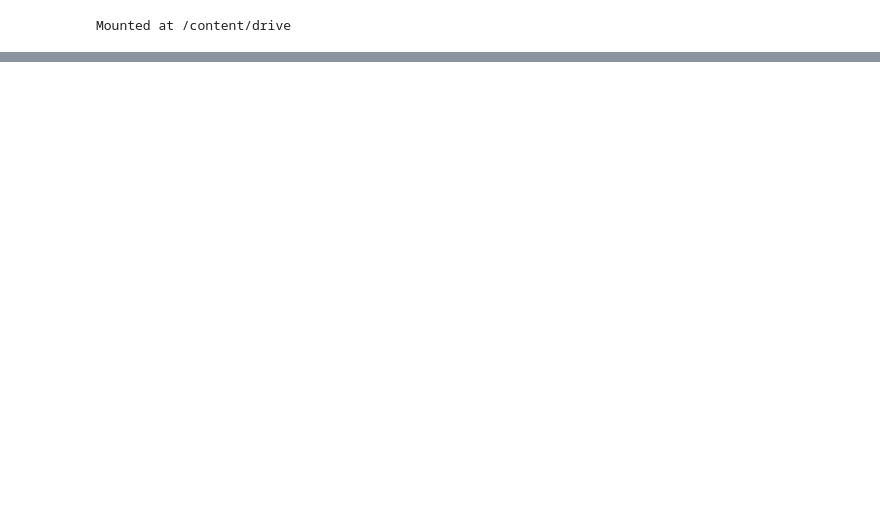
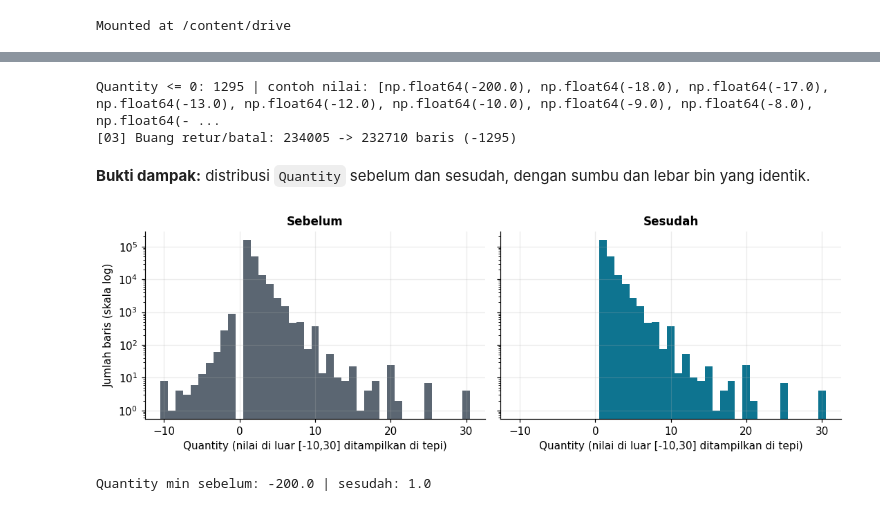
Before and after one commit to msultanridhoridho-alt/Praktikum_EDA, a Jupyter notebook: Notebook/02_cleaning.ipynb, the cells around one changed output, grey strips where cells are left out. Drawn from its saved outputs; the diff is of its cells as text; code cells hidden in the pictures; blank space fills up the shorter version.

```diff
--- a/Notebook/02_cleaning.ipynb
+++ b/Notebook/02_cleaning.ipynb
@@ -52,5 +79,0 @@ catat('Drop kolom index berlebih', 'Kolom ini duplikasi index pandas', n0, len(d
-# %%
-n0 = len(df)
-df['unit_price'] = df['unit_price'].astype(str).str.replace('€', '').str.replace(',', '.').str.strip()
-df['unit_price'] = pd.to_numeric(df['unit_price'])
-catat('Konversi unit_price', 'Agar bisa dikalkulasi menjadi total penjualan', n0, len(df))
@@ -61,4 +79,0 @@ catat('Konversi unit_price', 'Agar bisa dikalkulasi menjadi total penjualan', n0
-# %%
-n0 = len(df)
-df = df[df['Quantity'] > 0]
-catat('Buang retur/batal', 'Nilai kuantitas <= 0 adalah retur/kesalahan, tidak relevan untuk analisis tren penjualan normal', n0, len(df))
@@ -97,0 +99,10 @@ tersimpan: data/processed/data_bersih.csv
+# %%
+n0 = len(df)
+print('contoh sebelum:', df['unit_price'].head(3).tolist())
+df['unit_price'] = (df['unit_price'].astype(str)
+                    .str.replace('€', '', regex=False)
+                    .str.replace(',', '.', regex=False)
+                    .str.strip())
+df['unit_price'] = pd.to_numeric(df['unit_price'])
+print('contoh sesudah:', df['unit_price'].head(3).tolist())
+catat('Konversi unit_price', 'Agar bisa dikalkulasi menjadi total penjualan', n0, len(df))
@@ -97,0 +119,25 @@ tersimpan: data/processed/data_bersih.csv
+# %%
+n0 = len(df)
+print('Quantity <= 0:', (df['Quantity'] <= 0).sum(), '| contoh nilai:', sorted(df.loc[df['Quantity'] <= 0, 'Quantity'].unique())[:10])
+df = df[df['Quantity'] > 0].copy()
+catat('Buang retur/batal', 'Nilai kuantitas <= 0 adalah retur/kesalahan, tidak relevan untuk analisis tren penjualan normal', n0, len(df))
+# %% [output]
+Quantity <= 0: 1295 | contoh nilai: [np.float64(-200.0), np.float64(-18.0), np.float64(-17.0), np.float64(-13.0), np.float64(-12.0), np.float64(-10.0), np.float64(-9.0), np.float64(-8.0), np.float64(- ...
+[03] Buang retur/batal: 234005 -> 232710 baris (-1295)
+# %% [markdown]
+**Bukti dampak:** distribusi `Quantity` sebelum dan sesudah, dengan sumbu dan lebar bin yang identik.
+# %%
+LO, HI = -10, 30
+bins = np.arange(LO - 0.5, HI + 1.5, 1)
+fig, ax = plt.subplots(1, 2, figsize=(10, 3.4), sharex=True, sharey=True)
+ax[0].hist(df_raw['Quantity'].clip(LO, HI), bins=bins, color=REDUP); ax[0].set_title('Sebelum')
+ax[1].hist(df['Quantity'].clip(LO, HI),     bins=bins, color=DATA);  ax[1].set_title('Sesudah')
+for a in ax: a.set_xlabel(f'Quantity (nilai di luar [{LO},{HI}] ditampilkan di tepi)'); a.set_yscale('log')
+ax[0].set_ylabel('Jumlah baris (skala log)')
+plt.tight_layout()
+plt.savefig(FIGURES / 'cleaning_quantity_sebelum_sesudah.png', bbox_inches='tight')
+plt.show()
+print('Quantity min sebelum:', df_raw['Quantity'].min(), '| sesudah:', df['Quantity'].min())
+# %% [output]
+[figure, added]
+Quantity min sebelum: -200.0 | sesudah: 1.0
```
Also changed, not shown: parts of 38 cells of this notebook, 4 other files.
